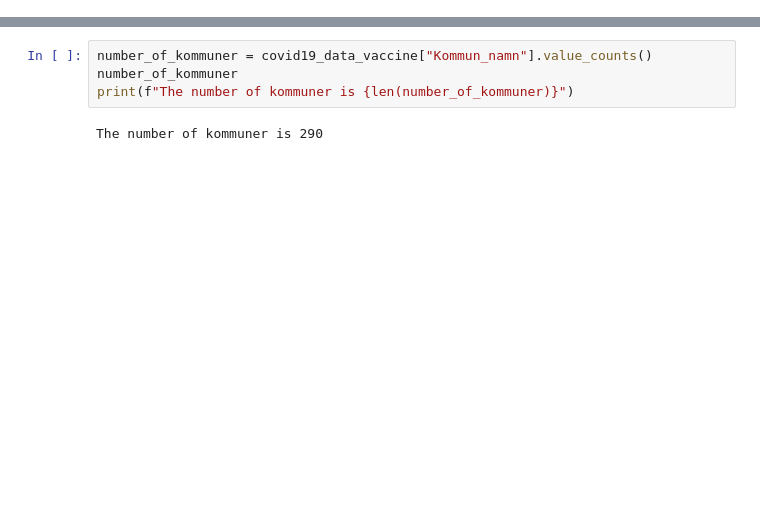
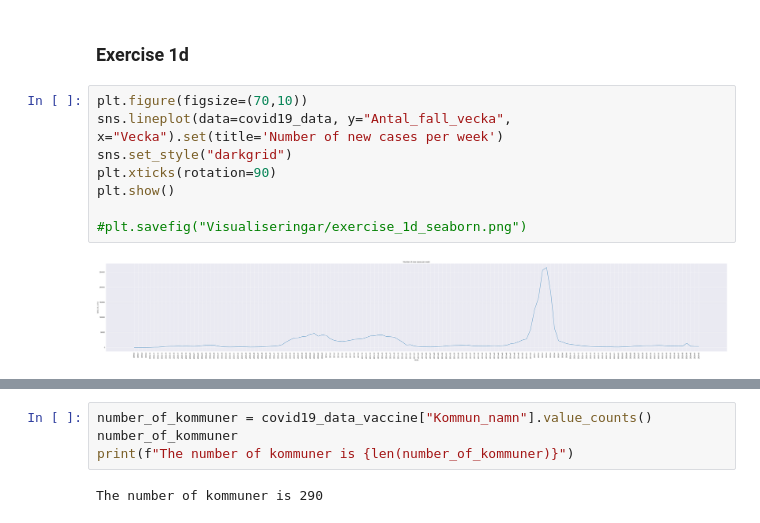
Before and after one commit to Jenniferola/Databehandling-Jennifer-Olausson, a Jupyter notebook: Labb_1_databehandling/main.ipynb, the cells around one changed output, grey strips where cells are left out. Saved outputs shown, nothing was run; the diff lists cells and outputs as text; blank space fills up the shorter version.

```diff
--- a/Labb_1_databehandling/main.ipynb
+++ b/Labb_1_databehandling/main.ipynb
@@ -213,0 +95,12 @@ The number of kommuner is 21
+# %% [markdown]
+### Exercise 1d
+# %%
+plt.figure(figsize=(70,10))
+sns.lineplot(data=covid19_data, y="Antal_fall_vecka", x="Vecka").set(title='Number of new cases per week')
+sns.set_style("darkgrid")
+plt.xticks(rotation=90)
+plt.show()
+
+#plt.savefig("Visualiseringar/exercise_1d_seaborn.png")
+# %% [output]
+[figure, added]
```
Also changed, not shown: parts of 89 cells of this notebook, 26 other files.
